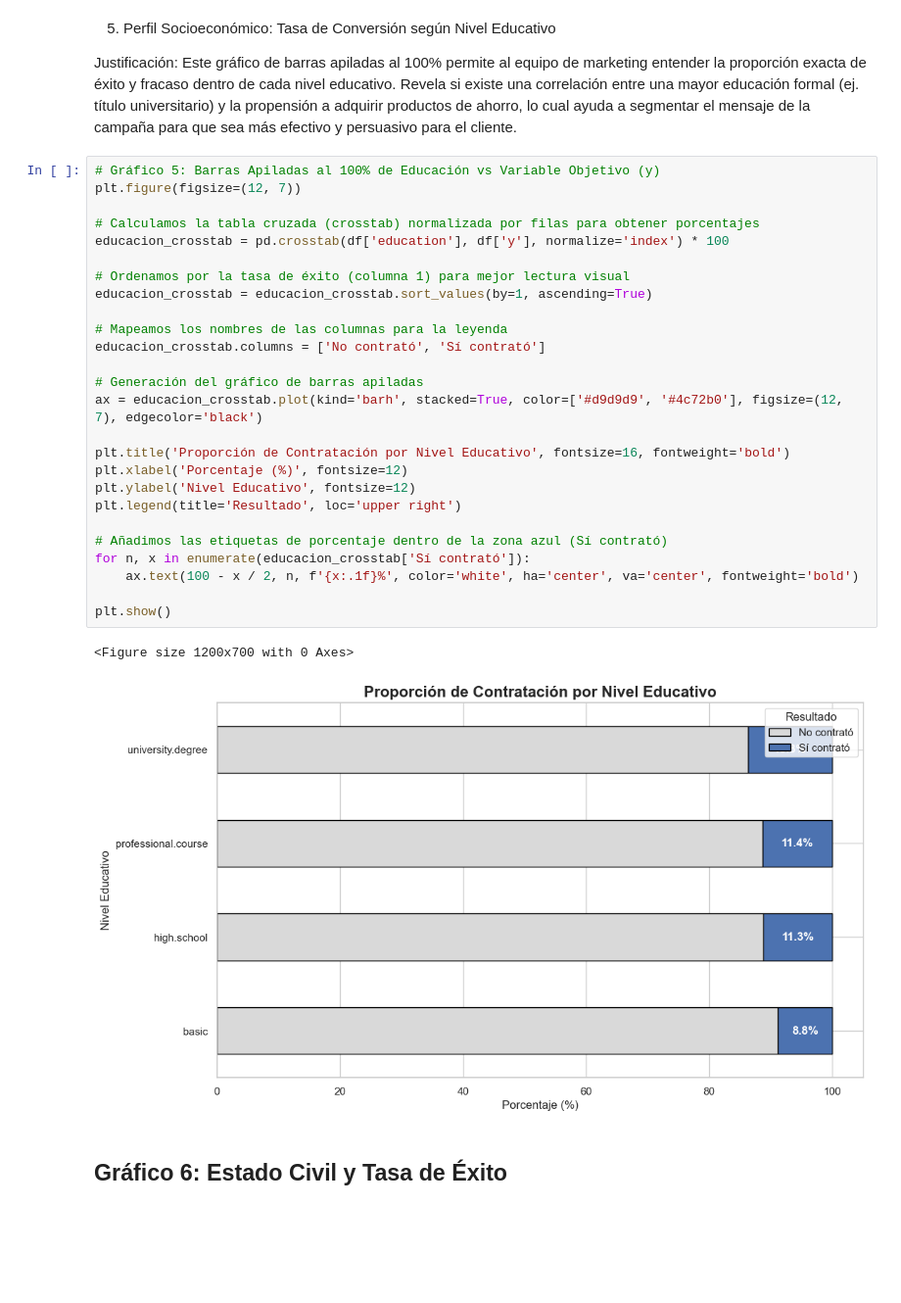
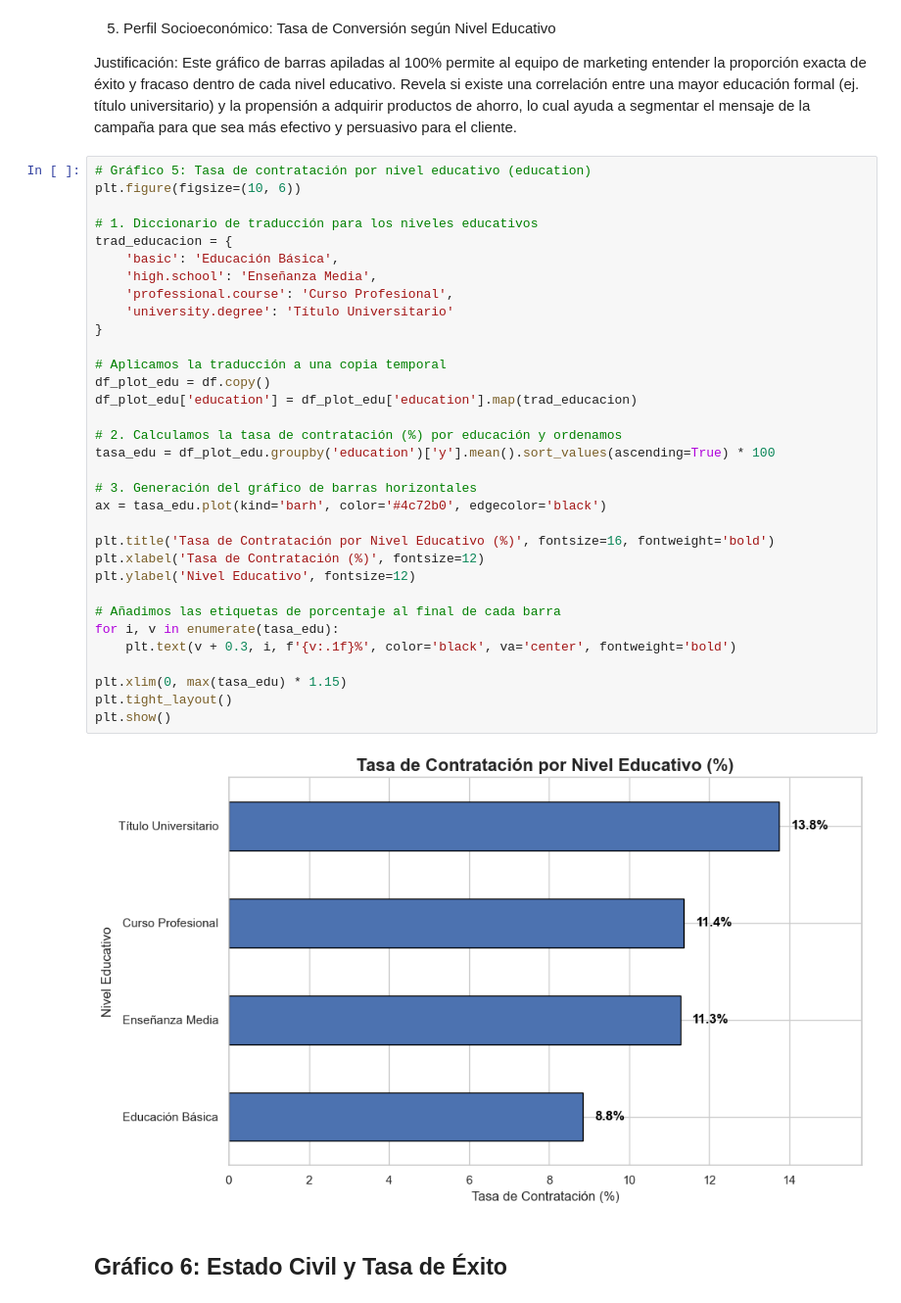
Before and after one commit to sparklyeonn/Proyecto-Preprocesamiento, a Jupyter notebook: graficos.ipynb, the cells around one changed output. Shown at 98% size. Cells and saved outputs as stored; diff of their text form; blank space fills up the shorter version.

```diff
--- a/graficos.ipynb
+++ b/graficos.ipynb
@@ -139,34 +163,40 @@ plt.show()
 
 Justificación: Este gráfico de barras apiladas al 100% permite al equipo de marketing entender la proporción exacta de éxito y fracaso dentro de cada nivel educativo. Revela si existe una correlación entre una mayor educación formal (ej. título universitario) y la propensión a adquirir productos de ahorro, lo cual ayuda a segmentar el mensaje de la campaña para que sea más efectivo y persuasivo para el cliente.
 # %%
-# Gráfico 5: Barras Apiladas al 100% de Educación vs Variable Objetivo (y)
-plt.figure(figsize=(12, 7))
+# Gráfico 5: Tasa de contratación por nivel educativo (education)
+plt.figure(figsize=(10, 6))
 
-# Calculamos la tabla cruzada (crosstab) normalizada por filas para obtener porcentajes
-educacion_crosstab = pd.crosstab(df['education'], df['y'], normalize='index') * 100
+# 1. Diccionario de traducción para los niveles educativos
+trad_educacion = {
+    'basic': 'Educación Básica',
+    'high.school': 'Enseñanza Media',
+    'professional.course': 'Curso Profesional',
+    'university.degree': 'Título Universitario'
+}
 
-# Ordenamos por la tasa de éxito (columna 1) para mejor lectura visual
-educacion_crosstab = educacion_crosstab.sort_values(by=1, ascending=True)
+# Aplicamos la traducción a una copia temporal
+df_plot_edu = df.copy()
+df_plot_edu['education'] = df_plot_edu['education'].map(trad_educacion)
 
-# Mapeamos los nombres de las columnas para la leyenda
-educacion_crosstab.columns = ['No contrató', 'Sí contrató']
+# 2. Calculamos la tasa de contratación (%) por educación y ordenamos
+tasa_edu = df_plot_edu.groupby('education')['y'].mean().sort_values(ascending=True) * 100
 
-# Generación del gráfico de barras apiladas
-ax = educacion_crosstab.plot(kind='barh', stacked=True, color=['#d9d9d9', '#4c72b0'], figsize=(12, 7), edgecolor='black')
+# 3. Generación del gráfico de barras horizontales
+ax = tasa_edu.plot(kind='barh', color='#4c72b0', edgecolor='black')
 
-plt.title('Proporción de Contratación por Nivel Educativo', fontsize=16, fontweight='bold')
-plt.xlabel('Porcentaje (%)', fontsize=12)
+plt.title('Tasa de Contratación por Nivel Educativo (%)', fontsize=16, fontweight='bold')
+plt.xlabel('Tasa de Contratación (%)', fontsize=12)
 plt.ylabel('Nivel Educativo', fontsize=12)
-plt.legend(title='Resultado', loc='upper right')
 
-# Añadimos las etiquetas de porcentaje dentro de la zona azul (Sí contrató)
-for n, x in enumerate(educacion_crosstab['Sí contrató']):
-    ax.text(100 - x / 2, n, f'{x:.1f}%', color='white', ha='center', va='center', fontweight='bold')
+# Añadimos las etiquetas de porcentaje al final de cada barra
+for i, v in enumerate(tasa_edu):
+    plt.text(v + 0.3, i, f'{v:.1f}%', color='black', va='center', fontweight='bold')
 
+plt.xlim(0, max(tasa_edu) * 1.15)
+plt.tight_layout()
 plt.show()
 # %% [output]
-<Figure size 1200x700 with 0 Axes>
-[figure, old version]
+[figure, new version]
 # %% [markdown]
 ## Gráfico 6: Estado Civil y Tasa de Éxito
 # %% [markdown]
```
Also changed, not shown: parts of 10 cells of this notebook.
